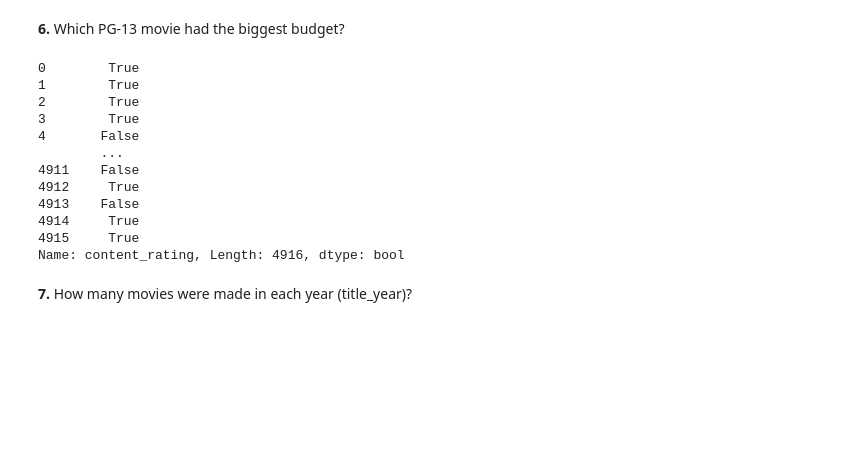
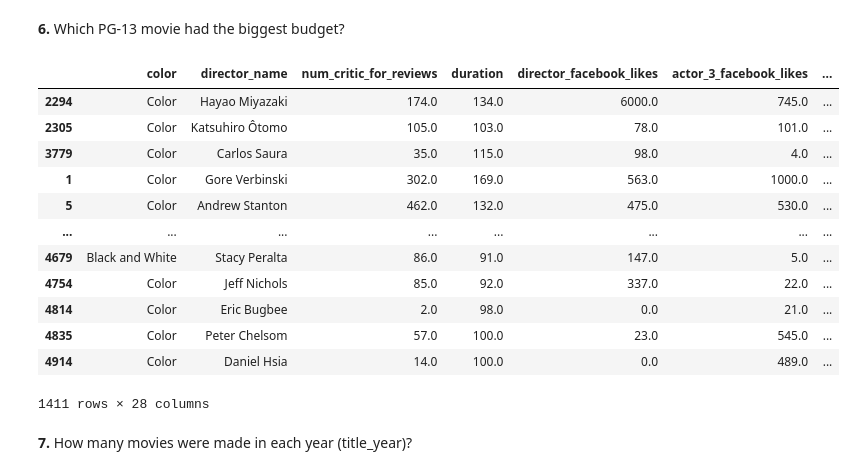
Before and after one commit to kayleeodom/CIS277-FA22-Lab1, a Jupyter notebook: Lab1.ipynb, the cells around one changed output. Cells and saved outputs as stored; diff of their text form; code cells hidden in the pictures; blank space fills up the shorter version.

```diff
--- a/Lab1.ipynb
+++ b/Lab1.ipynb
@@ -104,26 +104,29 @@ action_movies.duration.mean()
 # %%
 # first sort movies based on rating
 # then search that list for biggest budget
 #
+
+movies_df[movies_df['content_rating'] == 'PG-13'].sort_values('budget', ascending = False)
 #pg_movie = movies_df.content_rating.dropna()
-mask = ((movies_df.content_rating.notna()))
-mask
+#mask = ((movies_df.content_rating.notna()))
+#mask
 #movies_df
 #movies_df.content_rating.notna()
 #pg_movies = movies_df[movies_df.content_rating.str.contains("PG-13")]
 # %% [output]
+|  | color | director_name | num_critic_for_reviews | duration | director_facebook_likes | actor_3_facebook_likes | ... |
+| 2294 | Color | Hayao Miyazaki | 174.0 | 134.0 | 6000.0 | 745.0 | ... |
+| 2305 | Color | Katsuhiro Ôtomo | 105.0 | 103.0 | 78.0 | 101.0 | ... |
+| 3779 | Color | Carlos Saura | 35.0 | 115.0 | 98.0 | 4.0 | ... |
+| 1 | Color | Gore Verbinski | 302.0 | 169.0 | 563.0 | 1000.0 | ... |
+| 5 | Color | Andrew Stanton | 462.0 | 132.0 | 475.0 | 530.0 | ... |
+| ... | ... | ... | ... | ... | ... | ... | ... |
+| 4679 | Black and White | Stacy Peralta | 86.0 | 91.0 | 147.0 | 5.0 | ... |
+| 4754 | Color | Jeff Nichols | 85.0 | 92.0 | 337.0 | 22.0 | ... |
+| 4814 | Color | Eric Bugbee | 2.0 | 98.0 | 0.0 | 21.0 | ... |
+| 4835 | Color | Peter Chelsom | 57.0 | 100.0 | 23.0 | 545.0 | ... |
+| 4914 | Color | Daniel Hsia | 14.0 | 100.0 | 0.0 | 489.0 | ... |
-0        True
-1        True
-2        True
-3        True
-4       False
-        ...
-4911    False
-4912     True
-4913    False
-4914     True
-4915     True
-Name: content_rating, Length: 4916, dtype: bool
+1411 rows × 28 columns
 # %% [markdown]
 **7.** How many movies were made in each year (title_year)?
 # %%
```
